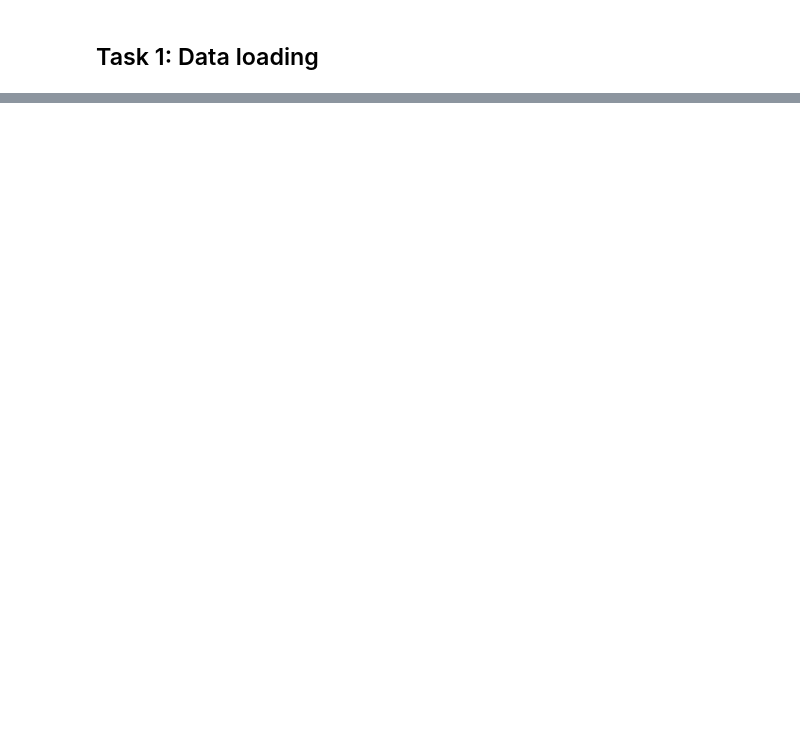
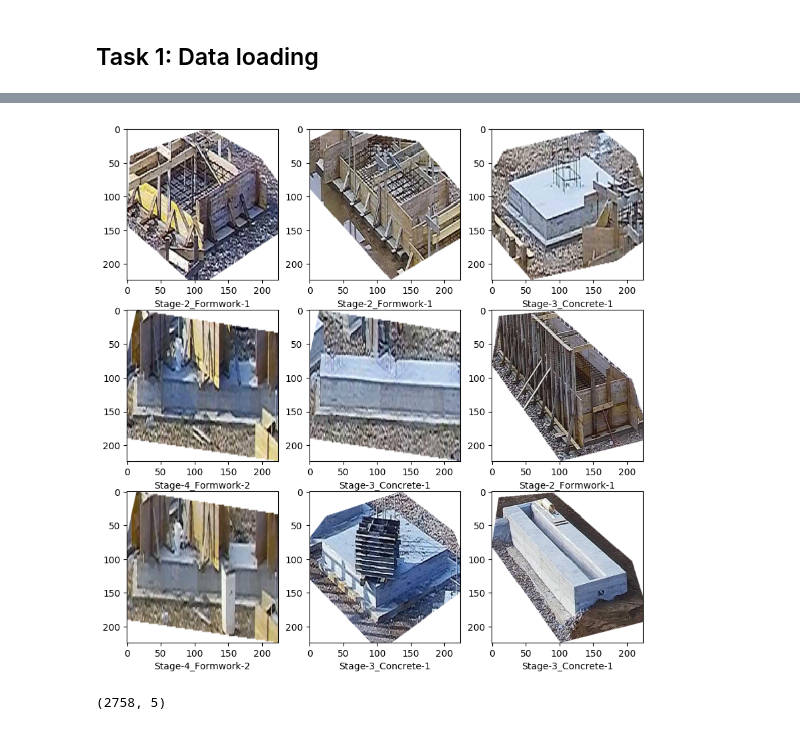
Before and after one commit to pimakshay/stage-classification, a Jupyter notebook: run_model.ipynb, the cells around one changed output, grey strips where cells are left out. Drawn from its saved outputs; the diff is of its cells as text; code cells hidden in the pictures; blank space fills up the shorter version.

Commit message:
adding data cleaning/processing pipeline

```diff
--- a/run_model.ipynb
+++ b/run_model.ipynb
@@ -11,12 +27,7 @@ from utilities.dataloader import split_train_val_test, ConstructionDataset
 # %%
-data_dir = 'data'
-img_dir = os.path.join(data_dir, 'foundation_images/foundation_images')
-
-data = pd.read_csv(os.path.join(data_dir, 'stage_labels.csv'),sep=";")
+dataframe = pd.read_csv(os.path.join(data_dir, 'stage_labels_corr.csv'),sep=";")
 
 # Extract camera index, timestamp, and structure index from the filename
-data['camera'] = data['imagename'].apply(lambda x: x.split('_')[0])
-data['timestamp'] = data['imagename'].apply(lambda x: x.split('_')[1][1:])
-data['structure_index'] = data['imagename'].apply(lambda x: int(x.split('_')[2].split('.')[0]))
-
-train_data, val_data, test_data = split_train_val_test(data_dir, data, save_as_csv=False)
+dataframe['camera'] = dataframe['imagename'].apply(lambda x: x.split('_')[0])
+dataframe['timestamp'] = dataframe['imagename'].apply(lambda x: x.split('_')[1][1:])
+dataframe['structure_index'] = dataframe['imagename'].apply(lambda x: int(x.split('_')[2].split('.')[0]))
@@ -23,14 +39,17 @@ train_data, val_data, test_data = split_train_val_test(data_dir, data, save_as_c
+# %%
+# split data
+train_df, val_df, test_df = split_train_val_test(data_dir, dataframe, save_as_csv=False)
 # %%
 # Define transformations
 transform = transforms.Compose([
     transforms.Resize((224, 224)),
-    transforms.ToTensor(),
+    transforms.ToTensor(), # scales to [0.0,1.0]
 ])
 
 # Create datasets and dataloaders
-train_dataset = ConstructionDataset(train_data, img_dir, transform=transform)
-val_dataset = ConstructionDataset(val_data, img_dir, transform=transform)
-test_dataset = ConstructionDataset(test_data, img_dir, transform=transform)
+train_dataset = ConstructionDataset(train_df, img_dir, transform=transform)
+val_dataset = ConstructionDataset(val_df, img_dir, transform=transform)
+test_dataset = ConstructionDataset(test_df, img_dir, transform=transform)
 
 
 print("Size of train, val, test set: %s, %s, %s" % (len(train_dataset), len(val_dataset), len(test_dataset)))
@@ -49,0 +76,18 @@ plt.imshow(image.permute(1, 2, 0))
+# %%
+nrows=3
+ncols=3
+f, axs = plt.subplots(nrows, ncols, figsize=(10, 10))
+for i in range(nrows):
+    for j in range(ncols):
+        # axs[i][j].xticks([])
+        # axs[i][j].yticks([])
+        axs[i][j].imshow(train_dataset[i*nrows + j][0].permute(1,2,0))
+        axs[i][j].set_xlabel(train_dataset[i*nrows + j][1])
+plt.show()
+# plt.imshow(image.permute(1, 2, 0))
+# %% [output]
+[figure, added]
+# %%
+train_df.shape
+# %% [output]
+(2758, 5)
```
Also changed, not shown: parts of 10 cells of this notebook, 1 other file.
